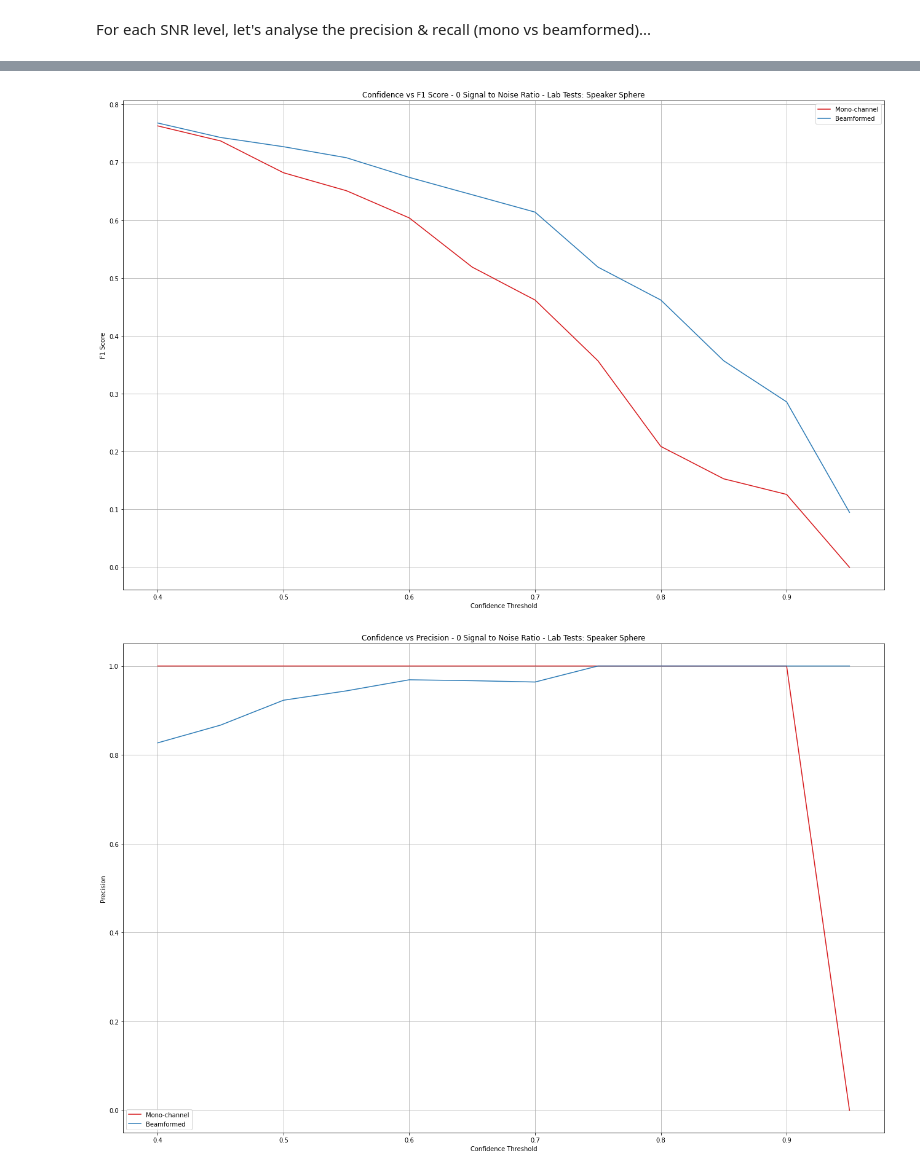
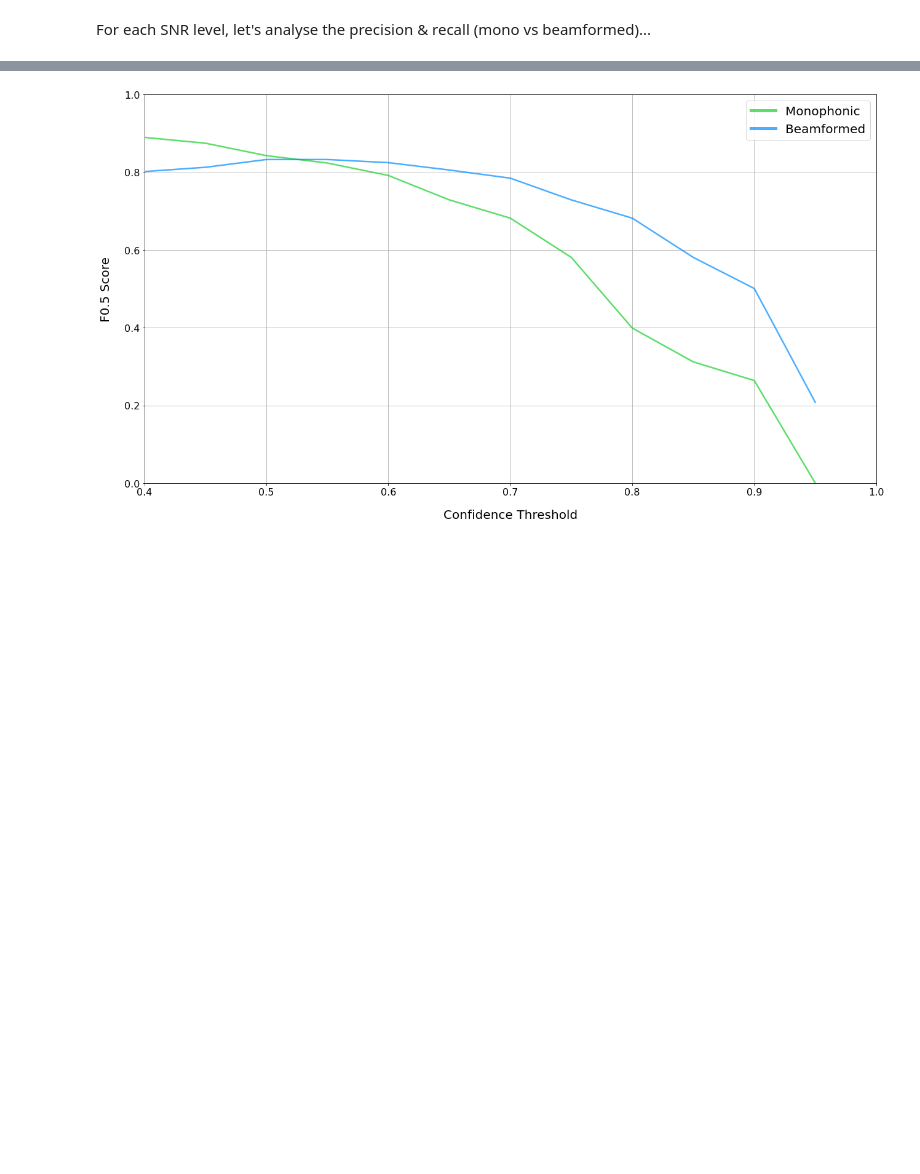
Before and after one commit to JamesSkinna/Masters_6mic_analysis, a Jupyter notebook: src/analysis_scripts/SNR_analysis.ipynb, the cells around one changed output, grey strips where cells are left out. Saved outputs shown, nothing was run; the diff lists cells and outputs as text; code cells hidden in the pictures; blank space fills up the shorter version.

Commit message:
Improved plots of SNR analysis

```diff
--- a/src/analysis_scripts/SNR_analysis.ipynb
+++ b/src/analysis_scripts/SNR_analysis.ipynb
@@ -13,6 +13,10 @@ def read_results_from_file(file_path):
         results_dict = json.load(file)
 
     return results_dict
+
+# New colours
+mono_col = '#18D12B'
+bf_col = '#008CFF'
 # %%
 # First, for a single SNR level------------------------------------------------
 
@@ -111,7 +115,7 @@ def get_precision_recall_f1(P_N_dict):
 # pprint(P_N_data)
 # %%
 def extract_prec_rec(SNR_level, conf):
-    """For a single species_count.json file, calculate the precision, recall & f1"""
+    """For a single species_count.json file, calculate the precision, recall & f0.5"""
 
     folder_path = "data/processed/speaker_sphere_lab_tests/"
 
@@ -120,7 +124,7 @@ def extract_prec_rec(SNR_level, conf):
     counts_dic = read_results_from_file(file_path)
 
     P_N_data = get_TP_FP_FN(counts_dic)
-    prec_rec_data = get_precision_recall_f1(P_N_data)
+    prec_rec_data = get_precision_recall_f05(P_N_data)
 
     return prec_rec_data
 
@@ -149,10 +153,10 @@ snr_list = ["n20", "n15", "n10", "n5", "0", "5", "10", "15", "20"]
 
 def setup_new_plot(xlabel, ylabel, title):
     """Initialises a new matplotlib plot, with desired parameters"""
-    plt.figure(figsize=(18, 12))
-    plt.xlabel(xlabel)
-    plt.ylabel(ylabel)
-    plt.title(title)
+    plt.figure(figsize=(18, 10))
+    plt.xlabel(xlabel, fontsize=20, labelpad=20)
+    plt.ylabel(ylabel, fontsize=20, labelpad=20)
+    plt.tick_params(axis="both", labelsize=16)
     plt.grid(True)
 
 
@@ -183,43 +187,45 @@ def get_lists_of_metric(metric_dict, metric):
 # %%
 # First of all, for a single SNR (0 SNR - standard), let's see how confidence levels affect our predictor...
 
 x_data = np.arange(0.4, 1, 0.05)
 x_data = [round(x, 2) for x in x_data]      # Make sure all values are rounded to 2 dp
 
 def plot_metric_data_0SNR(x_data, metric):
     SNR = 0
 
-    if metric == "f1":
-        title_metric = "F1 Score"
+    if metric == "f05":
+        title_metric = "F0.5 Score"
     elif metric == "recall":
         title_metric = "Recall Rate"
     else:
         title_metric = "Precision"
 
-    setup_new_plot("Confidence Threshold", title_metric, f"Confidence vs {title_metric} - 0 Signal to Noise Ratio - Lab Tests: Speaker Sphere")
+    # setup_new_plot("Confidence Threshold", title_metric, f"Confidence vs {title_metric} - 0 Signal to Noise Ratio - Lab Tests: Speaker Sphere")
+    setup_new_plot("Confidence Threshold", title_metric, "")
 
     conf_prec_rec_data = {}
 
     for conf_min in x_data:        # Iterate through all confidence thresholds
 
         conf_prec_rec_data[conf_min] = extract_prec_rec(SNR, conf_min)
 
     y_mono, y_bf = get_lists_of_metric_conf(conf_prec_rec_data, metric, x_data)
 
-    plt.plot(x_data, y_mono, c='#D7191C',)
-    plt.plot(x_data, y_bf, c='#2C7BB6')
+    plt.plot(x_data, y_mono, c=mono_col, linewidth=2.5, alpha=0.7)
+    plt.plot(x_data, y_bf, c=bf_col, linewidth=2.5, alpha=0.7)
 
     # draw temporary red and blue lines and use them to create a legend
-    plt.plot([], c='#D7191C', label='Mono-channel')
-    plt.plot([], c='#2C7BB6', label='Beamformed')
-    plt.legend()
+    plt.plot([], c=mono_col, label='Monophonic', alpha=0.7)
+    plt.plot([], c=bf_col, label='Beamformed', alpha=0.7)
+    leg = plt.legend(fontsize=20)
+    leg.get_lines()[0].set_linewidth(5)
+    leg.get_lines()[1].set_linewidth(5)
+    plt.ylim(0, 1)
+    plt.xlim(0.4, 1)
     plt.tight_layout()
 
     plt.show()
 
-plot_metric_data_0SNR(x_data, "f1")
-plot_metric_data_0SNR(x_data, "precision")
-plot_metric_data_0SNR(x_data, "recall")
+plot_metric_data_0SNR(x_data, "f05")
 # %% [output]
-[figure, old version]
+[figure, new version]
-[figure, removed]
```
Also changed, not shown: parts of 7 cells of this notebook.
